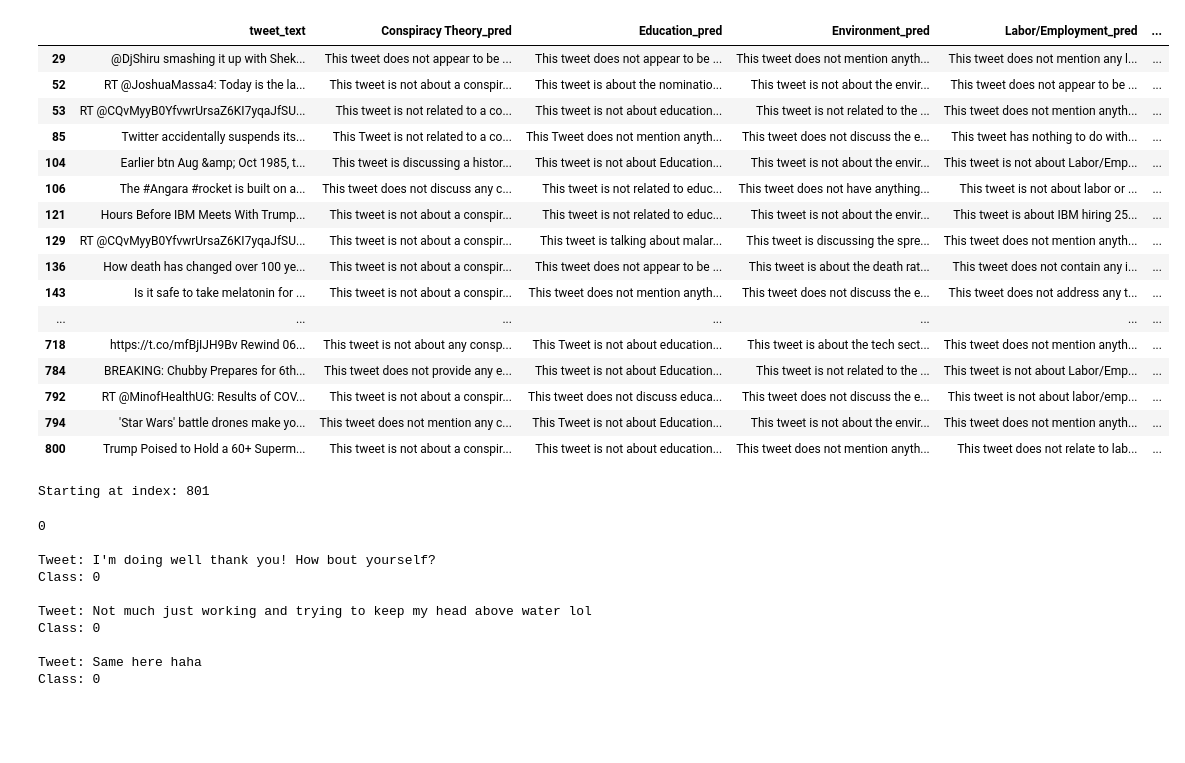
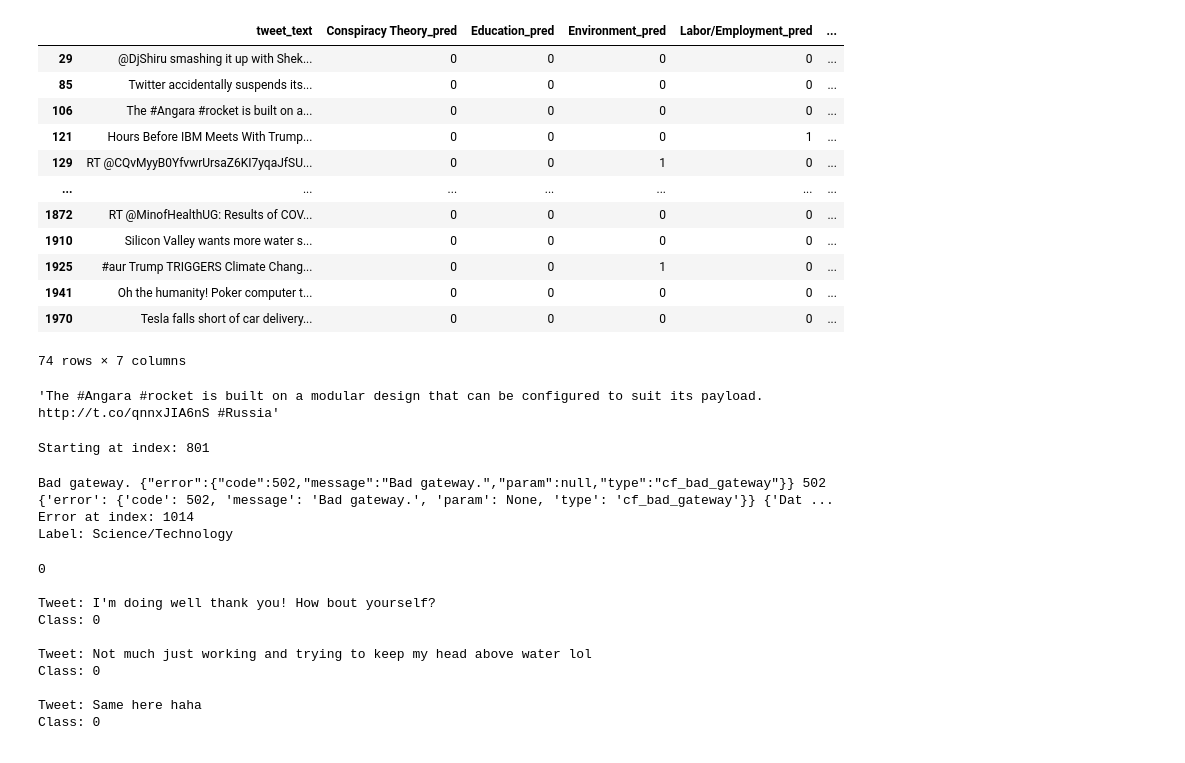
Before and after one commit to BrunoKreiner/ip6-twitter-disinformation, a Jupyter notebook: notebooks/015_weak_labeling.ipynb, the cells around one changed output. Drawn from its saved outputs; the diff is of its cells as text; code cells hidden in the pictures; blank space fills up the shorter version.

Commit message:
add fsl strategies to bertweet script, add weak labeled data

```diff
--- a/notebooks/015_weak_labeling.ipynb
+++ b/notebooks/015_weak_labeling.ipynb
@@ -76,50 +76,54 @@ if os.path.isfile(f"{output_folder}/{model_name}.csv"):
 else:
     eng_tweets = initialize_eng_dataframe()
     eng_tweets.to_csv(f"{output_folder}/{model_name}.csv", index=False)
+# %%
+import llm_utils
+eng_tweets = eng_tweets.iloc[0:1999]
+for label in LOW_F1_LABELS:
+    eng_tweets[f'{label}_pred'] = eng_tweets[f'{label}_pred'].apply(llm_utils.get_extraction_function("extract_using_class_token", 1))
 # %%
 import numpy as np
+mask_conspiracy = eng_tweets['Conspiracy Theory_pred'] == 0
+mask_education = eng_tweets['Education_pred'] == 0
+mask_environment = eng_tweets['Environment_pred'] == 0
+mask_labor = eng_tweets['Labor/Employment_pred'] == 0
+mask_religion = eng_tweets['Religion_pred'] == 0
+mask_science = eng_tweets['Science/Technology_pred'] == 0
 
-mask_conspiracy = eng_tweets['Conspiracy Theory_pred'].str.contains('0', na=False)
-mask_education = eng_tweets['Education_pred'].str.contains('0', na=False)
-mask_environment = eng_tweets['Environment_pred'].str.contains('0', na=False)
-mask_labor = eng_tweets['Labor/Employment_pred'].str.contains('0', na=False)
-mask_religion = eng_tweets['Religion_pred'].str.contains('0', na=False)
-mask_science = eng_tweets['Science/Technology_pred'].str.contains('0', na=False)
-
-conspiracy_preds = eng_tweets[eng_tweets['Conspiracy Theory_pred'].str.contains('1', na=False)]
+conspiracy_preds = eng_tweets[eng_tweets['Conspiracy Theory_pred'] == 1]
 print("Length Conspiracy Theory predictions: ", len(conspiracy_preds))
 
-only_conspiracy_predicted = eng_tweets[eng_tweets['Conspiracy Theory_pred'].str.contains('1', na=False) & mask_education & mask_environment & mask_labor & mask_religion & mask_science]
+only_conspiracy_predicted = eng_tweets[(eng_tweets['Conspiracy Theory_pred'] == 1) & (mask_education & mask_environment & mask_labor & mask_religion & mask_science)]
 print("Length Conspiracy Theory predictions with all other predictions being 0: ", len(only_conspiracy_predicted))
 
-education_preds = eng_tweets[eng_tweets['Education_pred'].str.contains('1', na=False)]
+education_preds = eng_tweets[eng_tweets['Education_pred'] == 1]
 print("Length Education predictions: ", len(education_preds))
 
-only_education_predicted = eng_tweets[eng_tweets['Education_pred'].str.contains('1', na=False) & mask_conspiracy & mask_environment & mask_labor & mask_religion & mask_science]
+only_education_predicted = eng_tweets[eng_tweets['Education_pred'] == 1 & mask_conspiracy & mask_environment & mask_labor & mask_religion & mask_science]
 print("Length Education predictions with all other predictions being 0: ", len(only_education_predicted))
 
-environment_preds = eng_tweets[eng_tweets['Environment_pred'].str.contains('1', na=False)]
+environment_preds = eng_tweets[eng_tweets['Environment_pred'] == 1]
 print("Length Environment predictions: ", len(environment_preds))
 
-only_environment_predicted = eng_tweets[eng_tweets['Environment_pred'].str.contains('1', na=False) & mask_conspiracy & mask_education & mask_labor & mask_religion & mask_science]
+only_environment_predicted = eng_tweets[eng_tweets['Environment_pred'] == 1 & mask_conspiracy & mask_education & mask_labor & mask_religion & mask_science]
 print("Length Environment predictions with all other predictions being 0: ", len(only_environment_predicted))
 
-labor_preds = eng_tweets[eng_tweets['Labor/Employment_pred'].str.contains('1', na=False)]
+labor_preds = eng_tweets[eng_tweets['Labor/Employment_pred'] == 1]
 print("Length Labor/Employment predictions: ", len(labor_preds))
 
-only_labor_predicted = eng_tweets[eng_tweets['Labor/Employment_pred'].str.contains('1', na=False) & mask_conspiracy & mask_education & mask_environment & mask_religion & mask_science]
+only_labor_predicted = eng_tweets[eng_tweets['Labor/Employment_pred'] == 1 & mask_conspiracy & mask_education & mask_environment & mask_religion & mask_science]
 print("Length Labor/Employment predictions with all other predictions being 0: ", len(only_labor_predicted))
 
-religion_pred = eng_tweets[eng_tweets['Religion_pred'].str.contains('1', na=False)]
+religion_pred = eng_tweets[eng_tweets['Religion_pred'] == 1]
 print("Length Religion predictions: ", len(religion_pred))
 
-only_religion_predicted = eng_tweets[eng_tweets['Religion_pred'].str.contains('1', na=False) & mask_conspiracy & mask_education & mask_environment & mask_labor & mask_science]
+only_religion_predicted = eng_tweets[eng_tweets['Religion_pred'] == 1 & mask_conspiracy & mask_education & mask_environment & mask_labor & mask_science]
 print("Length Religion predictions with all other predictions being 0: ", len(only_religion_predicted))
 
-science_pred = eng_tweets[eng_tweets['Science/Technology_pred'].str.contains('1', na=False)]
+science_pred = eng_tweets[eng_tweets['Science/Technology_pred'] == 1]
 print("Length Science/Technology predictions: ", len(science_pred))
 
-only_science_predicted = eng_tweets[eng_tweets['Science/Technology_pred'].str.contains('1', na=False) & mask_conspiracy & mask_education & mask_environment & mask_labor & mask_religion]
+only_science_predicted = eng_tweets[eng_tweets['Science/Technology_pred'] == 1 & mask_conspiracy & mask_education & mask_environment & mask_labor & mask_religion]
 print("Length Science/Technology predictions: ", len(only_science_predicted))
 
 science_pred[["tweet_text", "Conspiracy Theory_pred", "Education_pred", "Environment_pred", "Labor/Employment_pred", "Religion_pred", "Science/Technology_pred"]]
@@ -139,20 +143,20 @@ Length Science/Technology predictions:  41
 |  | tweet_text | Conspiracy Theory_pred | Education_pred | Environment_pred | Labor/Employment_pred | ... |
-| 29 | @DjShiru smashing it up with Shek... | This tweet does not appear to be ... | This tweet does not appear to be ... | This tweet does not mention anyth... | This tweet does not mention any l... | ... |
-| 52 | RT @JoshuaMassa4: Today is the la... | This tweet is not about a conspir... | This tweet is about the nominatio... | This tweet is not about the envir... | This tweet does not appear to be ... | ... |
-| 53 | RT @CQvMyyB0YfvwrUrsaZ6KI7yqaJfSU... | This tweet is not related to a co... | This tweet is not about education... | This tweet is not related to the ... | This tweet does not mention anyth... | ... |
-| 85 | Twitter accidentally suspends its... | This Tweet is not related to a co... | This Tweet does not mention anyth... | This tweet does not discuss the e... | This tweet has nothing to do with... | ... |
-| 104 | Earlier btn Aug &amp; Oct 1985, t... | This tweet is discussing a histor... | This tweet is not about Education... | This tweet is not about the envir... | This tweet is not about Labor/Emp... | ... |
-| 106 | The #Angara #rocket is built on a... | This tweet does not discuss any c... | This tweet is not related to educ... | This tweet does not have anything... | This tweet is not about labor or ... | ... |
-| 121 | Hours Before IBM Meets With Trump... | This tweet is not about a conspir... | This tweet is not related to educ... | This tweet is not about the envir... | This tweet is about IBM hiring 25... | ... |
-| 129 | RT @CQvMyyB0YfvwrUrsaZ6KI7yqaJfSU... | This tweet is not about a conspir... | This tweet is talking about malar... | This tweet is discussing the spre... | This tweet does not mention anyth... | ... |
-| 136 | How death has changed over 100 ye... | This tweet is not about a conspir... | This tweet does not appear to be ... | This tweet is about the death rat... | This tweet does not contain any i... | ... |
-| 143 | Is it safe to take melatonin for ... | This tweet is not about a conspir... | This tweet does not mention anyth... | This tweet does not discuss the e... | This tweet does not address any t... | ... |
+| 29 | @DjShiru smashing it up with Shek... | 0 | 0 | 0 | 0 | ... |
+| 85 | Twitter accidentally suspends its... | 0 | 0 | 0 | 0 | ... |
+| 106 | The #Angara #rocket is built on a... | 0 | 0 | 0 | 0 | ... |
+| 121 | Hours Before IBM Meets With Trump... | 0 | 0 | 0 | 1 | ... |
+| 129 | RT @CQvMyyB0YfvwrUrsaZ6KI7yqaJfSU... | 0 | 0 | 1 | 0 | ... |
 | ... | ... | ... | ... | ... | ... | ... |
-| 718 | https://t.co/mfBjIJH9Bv Rewind 06... | This tweet is not about any consp... | This Tweet is not about education... | This tweet is about the tech sect... | This tweet does not mention anyth... | ... |
-| 784 | BREAKING: Chubby Prepares for 6th... | This tweet does not provide any e... | This tweet is not about Education... | This tweet is not related to the ... | This tweet is not about Labor/Emp... | ... |
-| 792 | RT @MinofHealthUG: Results of COV... | This tweet is not about a conspir... | This tweet does not discuss educa... | This tweet does not discuss the e... | This tweet is not about labor/emp... | ... |
-| 794 | 'Star Wars' battle drones make yo... | This tweet does not mention any c... | This Tweet is not about Education... | This tweet is not about the envir... | This tweet does not mention anyth... | ... |
-| 800 | Trump Poised to Hold a 60+ Superm... | This tweet is not about a conspir... | This tweet is not about education... | This tweet does not mention anyth... | This tweet does not relate to lab... | ... |
+| 1872 | RT @MinofHealthUG: Results of COV... | 0 | 0 | 0 | 0 | ... |
+| 1910 | Silicon Valley wants more water s... | 0 | 0 | 0 | 0 | ... |
+| 1925 | #aur Trump TRIGGERS Climate Chang... | 0 | 0 | 1 | 0 | ... |
+| 1941 | Oh the humanity! Poker computer t... | 0 | 0 | 0 | 0 | ... |
+| 1970 | Tesla falls short of car delivery... | 0 | 0 | 0 | 0 | ... |
+74 rows × 7 columns
+# %%
+only_science_predicted.iloc[5].tweet_text
+# %% [output]
+'The #Angara #rocket is built on a modular design that can be configured to suit its payload. http://t.co/qnnxJIA6nS #Russia'
 # %%
 LOW_F1_LABELS_COLUMNS = [i + "_pred" for i in LOW_F1_LABELS]
 start_index = find_start_index(eng_tweets, LOW_F1_LABELS_COLUMNS)
@@ -179,6 +183,9 @@ for i in tqdm(range(start_index, 2000), total = 2000-start_index):
 eng_tweets.to_csv(f"{output_folder}/{model_name}.csv", index=False)
 # %% [output]
 Starting at index: 801
+Bad gateway. {"error":{"code":502,"message":"Bad gateway.","param":null,"type":"cf_bad_gateway"}} 502 {'error': {'code': 502, 'message': 'Bad gateway.', 'param': None, 'type': 'cf_bad_gateway'}} {'Dat ...
+Error at index: 1014
+Label: Science/Technology
 # %%
 eng_tweets.to_csv(f"{output_folder}/{model_name}.csv", index=False)
 # %%
```
Also changed, not shown: parts of 1 cell of this notebook, 15 other files.
